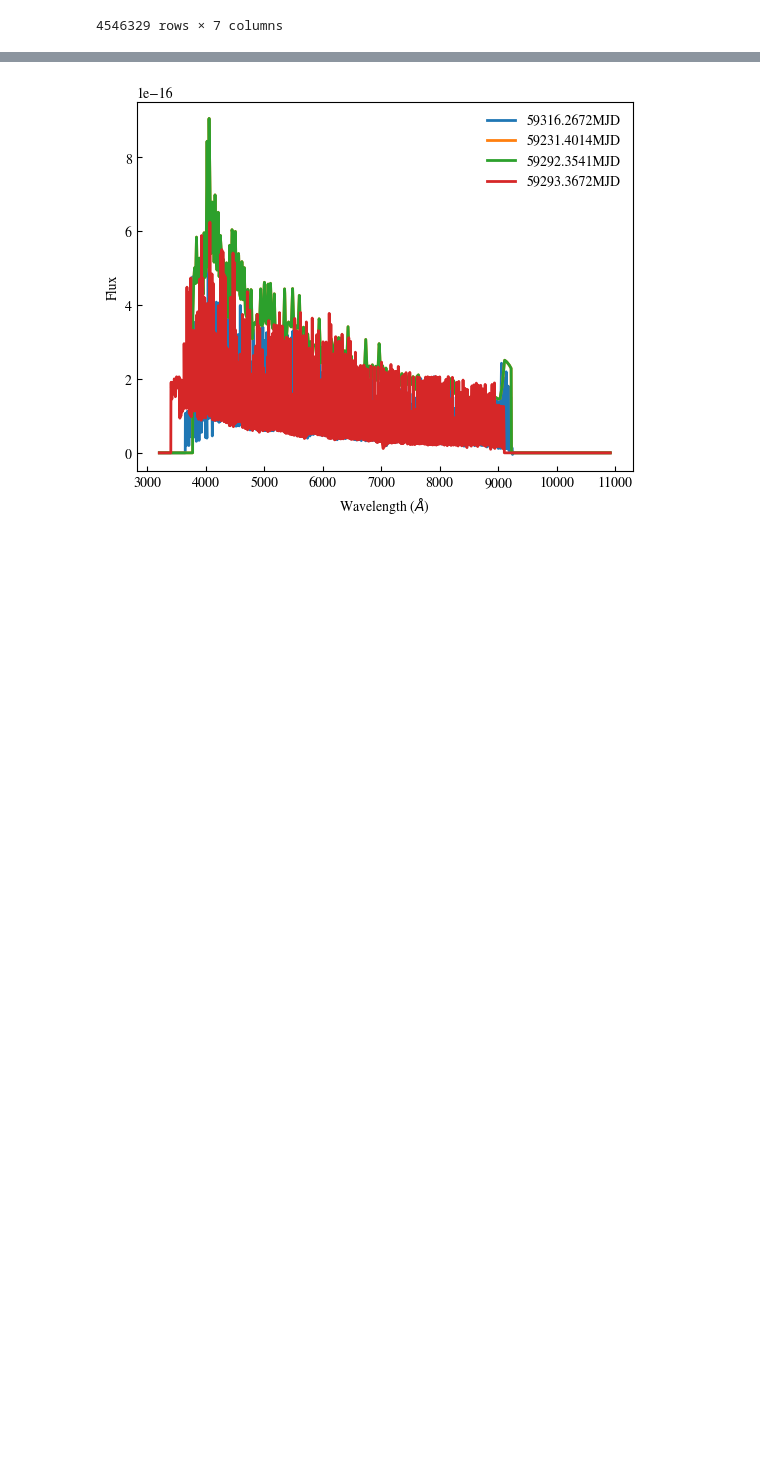
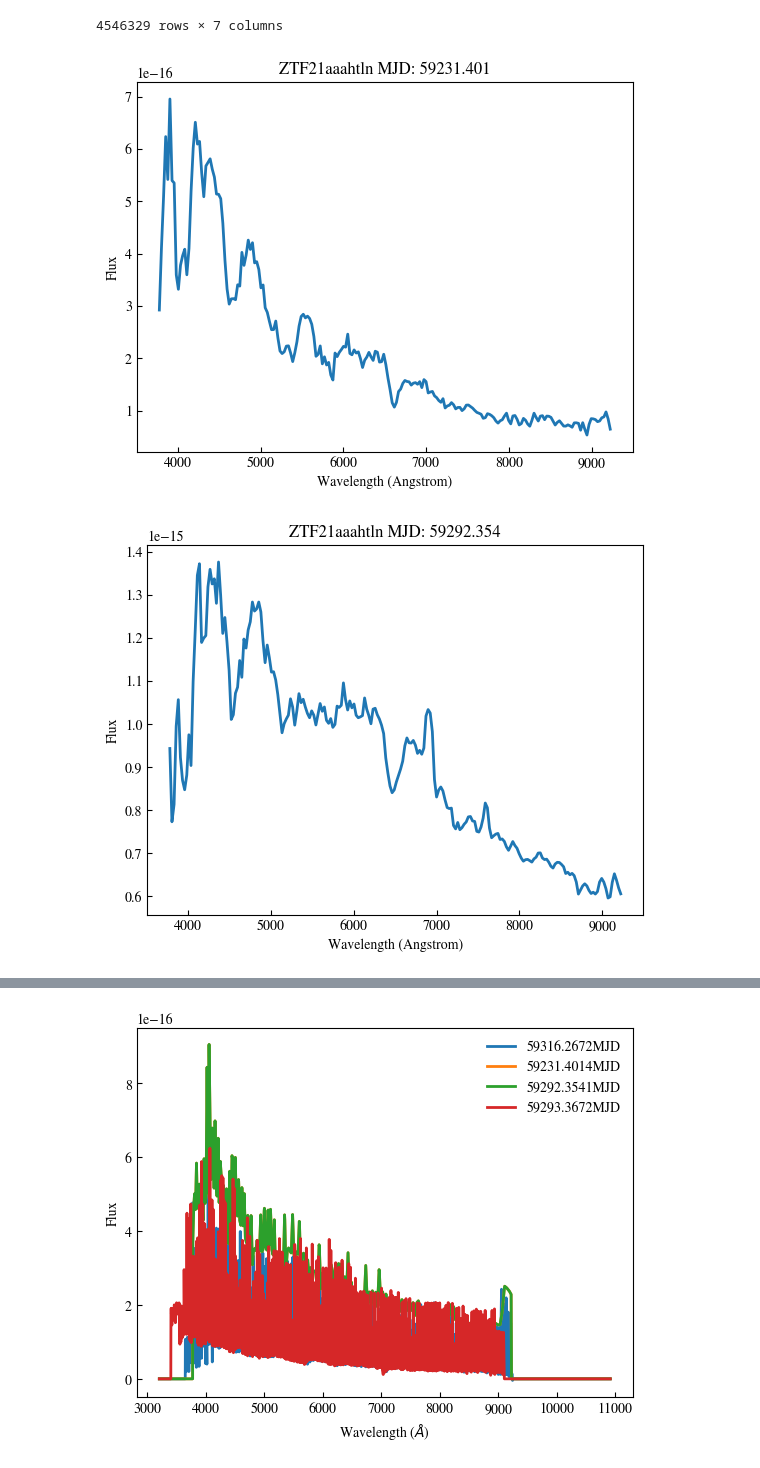
Before and after one commit to jurados/SNeMPhyVAE, a Jupyter notebook: ExamplesLightcurveAndFlux.ipynb, the cells around one changed output, grey strips where cells are left out. Cells and saved outputs as stored; diff of their text form; code cells hidden in the pictures; blank space fills up the shorter version.

```diff
--- a/ExamplesLightcurveAndFlux.ipynb
+++ b/ExamplesLightcurveAndFlux.ipynb
@@ -4,11 +4,14 @@ import os
 import numpy as np
 import pandas as pd
 import matplotlib.pyplot as plt
+import matplotlib.lines as mlines
 
 from scipy import interpolate
 
 from astropy import constants as const
 from astropy import units as u
+
+import extinction
 
 from plotting_spectra import *
 
@@ -17,7 +20,7 @@ rc_params = {
     'font.family': 'STIXGeneral',  # Set color cycle for axes
     'ytick.direction': 'in',  # Set figure size in inches
     'xtick.direction': 'in',  # Set default font family
-}
+}Wavelength (Angstrom)
 
 plt.rcParams.update(rc_params)
 # %%
@@ -108,3 +111,16 @@ spectra_data_oid_non_nan = spectra_data.dropna()
 condition = spectra_data_oid_non_nan.pivot_table(index='oid', aggfunc='size') >= 4
 test = spectra_data_oid_non_nan[spectra_data_oid_non_nan.oid.isin(condition[condition].index)]
 test[130:140]
+# %%
+raw_spectra = pd.read_csv('./data/spectra_wiserep/SN2021gd.dat')
+for group_name, group in raw_spectra.groupby('mjd'):
+    fig, ax = plt.subplots()
+    wave = group['lambda'].to_numpy()
+    flux = group['flux_lambda'].to_numpy()
+    ax.plot(wave, flux)
+    ax.set_title(f'ZTF21aaahtln MJD: {group_name:.3f}')
+    ax.set_xlabel('Wavelength (Angstrom)')
+    ax.set_ylabel('Flux')
+# %% [output]
+[figure, added]
+[figure, added]
```
Also changed, not shown: parts of 9 cells of this notebook, 1 other file.
